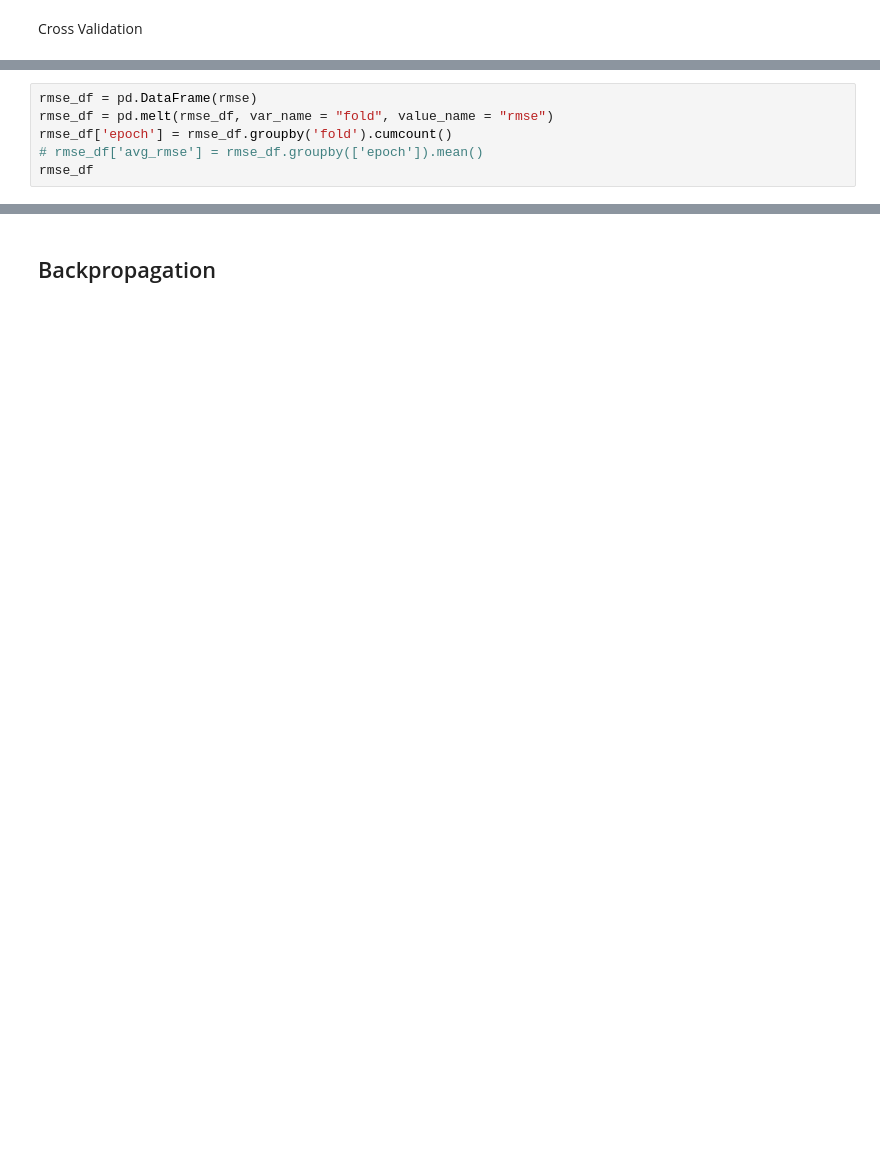
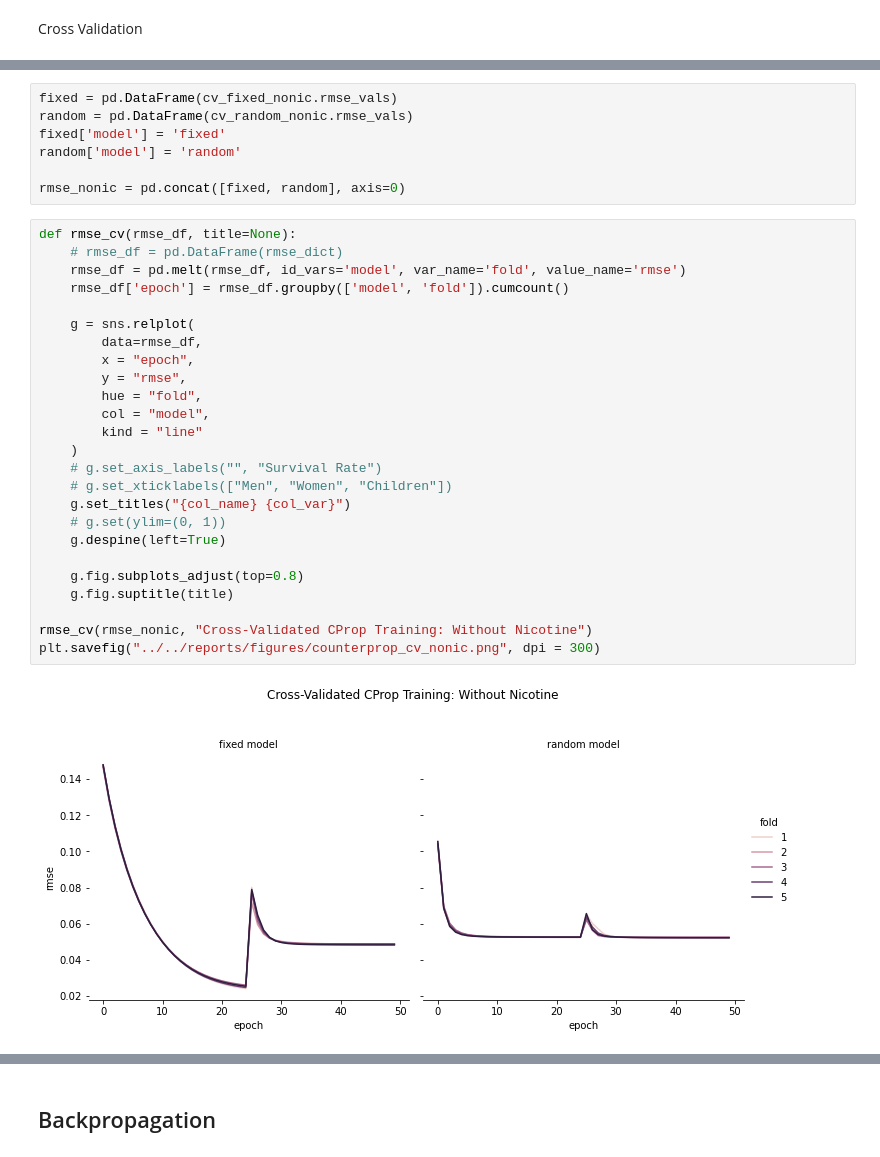
Before and after one commit to ajbarrows/tcors_ub, a Jupyter notebook: src/notebooks/tcors_analysis.ipynb, the cells around one changed output, grey strips where cells are left out. Saved outputs shown, nothing was run; the diff lists cells and outputs as text; blank space fills up the shorter version.

Commit message:
finish counterprop

```diff
--- a/src/notebooks/tcors_analysis.ipynb
+++ b/src/notebooks/tcors_analysis.ipynb
@@ -242,6 +332,0 @@ plt.show()
-# %%
-rmse_df = pd.DataFrame(rmse)
-rmse_df = pd.melt(rmse_df, var_name = "fold", value_name = "rmse")
-rmse_df['epoch'] = rmse_df.groupby('fold').cumcount()
-# rmse_df['avg_rmse'] = rmse_df.groupby(['epoch']).mean()
-rmse_df
@@ -273,0 +356,34 @@ X_train
+# %%
+fixed = pd.DataFrame(cv_fixed_nonic.rmse_vals)
+random = pd.DataFrame(cv_random_nonic.rmse_vals)
+fixed['model'] = 'fixed'
+random['model'] = 'random'
+
+rmse_nonic = pd.concat([fixed, random], axis=0)
+# %%
+def rmse_cv(rmse_df, title=None):
+    # rmse_df = pd.DataFrame(rmse_dict)
+    rmse_df = pd.melt(rmse_df, id_vars='model', var_name='fold', value_name='rmse')
+    rmse_df['epoch'] = rmse_df.groupby(['model', 'fold']).cumcount()
+
+    g = sns.relplot(
+        data=rmse_df,
+        x = "epoch",
+        y = "rmse",
+        hue = "fold",
+        col = "model",
+        kind = "line"
+    )
+    # g.set_axis_labels("", "Survival Rate")
+    # g.set_xticklabels(["Men", "Women", "Children"])
+    g.set_titles("{col_name} {col_var}")
+    # g.set(ylim=(0, 1))
+    g.despine(left=True)
+
+    g.fig.subplots_adjust(top=0.8)
+    g.fig.suptitle(title)
+
+rmse_cv(rmse_nonic, "Cross-Validated CProp Training: Without Nicotine")
+plt.savefig("../../reports/figures/counterprop_cv_nonic.png", dpi = 300)
+# %% [output]
+[figure, added]
```
Also changed, not shown: parts of 36 cells of this notebook, 11 other files.
